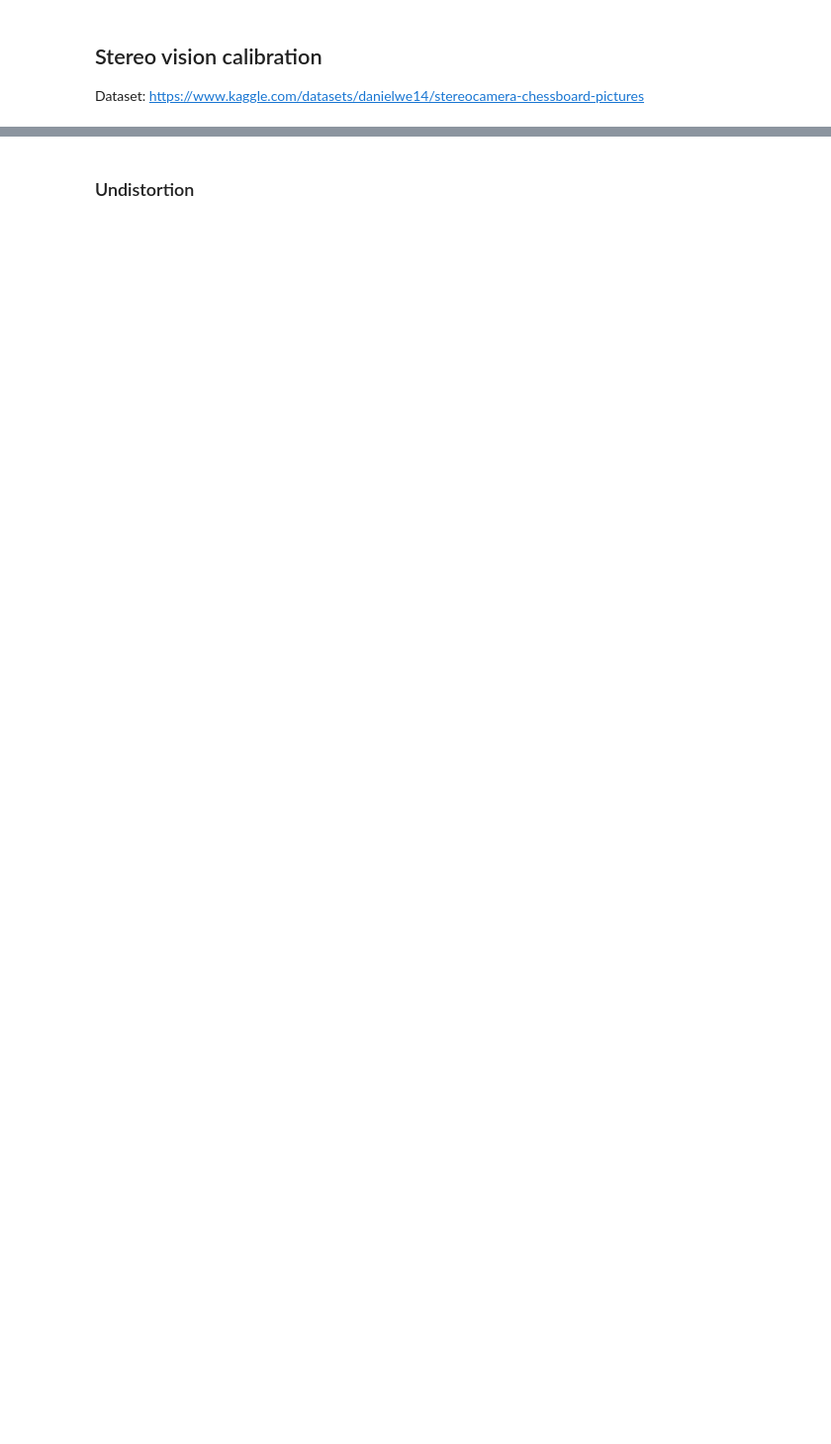
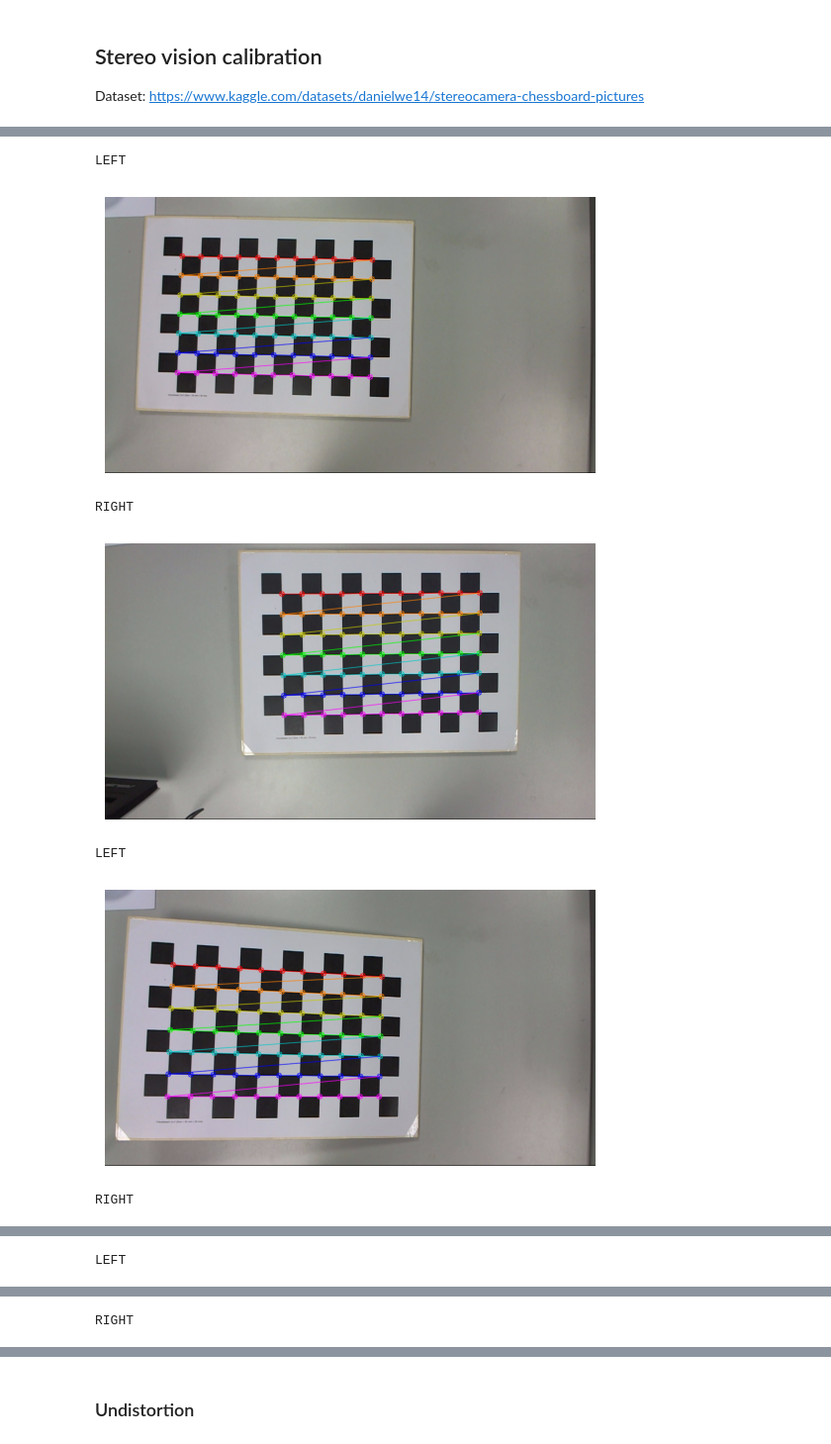
Before and after one commit to damianstone/cv-calibration-triangulation, a Jupyter notebook: src/calibration/stereovision_calibration.ipynb, the cells around one changed output, grey strips where cells are left out. Shown at 99% size. Saved outputs shown, nothing was run; the diff lists cells and outputs as text; code cells hidden in the pictures; blank space fills up the shorter version.

```diff
--- a/src/calibration/stereovision_calibration.ipynb
+++ b/src/calibration/stereovision_calibration.ipynb
@@ -42,6 +43,7 @@ objp = np.zeros(
 )
 
 # it generates a grid of (x, y) coordinates for chessboard corners and stores them as 3D points with z = 0 for calibration
+# z = 0 because the chessboard is flat
 objp[:,:2] = np.mgrid[
   0:chessboard_size[0],
   0:chessboard_size[1]
@@ -57,35 +59,51 @@ imgpoints_l = [] # 2d points in image plane
 imgpoints_r = [] # 2d points in image plane
 
 
 images_left = glob.glob('/Users/damianstone/Documents/Code/tennis-project/post-triangulation/images/stereoLeft/*.png')
 images_right = glob.glob('/Users/damianstone/Documents/Code/tennis-project/post-triangulation/images/stereoRight/*.png')
 
+i = 0
 for img_left, img_right in zip(images_left, images_right):
   img_l = cv.imread(img_left)
   img_r = cv.imread(img_right)
 
   gray_l = cv.cvtColor(img_l, cv.COLOR_BGR2GRAY)
   gray_r = cv.cvtColor(img_r, cv.COLOR_BGR2GRAY)
 
   # find the chessboard corners
   ret_l, corners_l = cv.findChessboardCorners(gray_l, chessboard_size, None)
   ret_r, corners_r = cv.findChessboardCorners(gray_r, chessboard_size, None)
 
   # if corners are found, add object points, image points (after refining them)
   if ret_l and ret_r:
+    # store the same object for each image
     objpoints.append(objp)
 
+    # get all the coordinates of the corners
     corners_l = cv.cornerSubPix(gray_l, corners_l, (11, 11), (-1, -1), criteria)
+    # append the corners to the imgpoints list
     imgpoints_l.append(corners_l)
 
     corners_r = cv.cornerSubPix(gray_r, corners_r, (11, 11), (-1, -1), criteria)
     imgpoints_r.append(corners_r)
 
-    # draw and display the corners
-    # cv.drawChessboardCorners(img_l, chessboard_size, corners_l, ret_l)
-    # print_image(img_l)
-    # cv.drawChessboardCorners(img_r, chessboard_size, corners_r, ret_r)
-    # print_image(img_r)
+    if i < 3:
+      #draw and display the corners
+      cv.drawChessboardCorners(img_l, chessboard_size, corners_l, ret_l)
+      print("LEFT")
+      print_image(img_l)
+      cv.drawChessboardCorners(img_r, chessboard_size, corners_r, ret_r)
+      print("RIGHT")
+      print_image(img_r)
+      i += 1
     cv.waitKey(1000)
 
 cv.destroyAllWindows()
+# %% [output]
+LEFT
+[figure, added]
+RIGHT
+[figure, added]
+LEFT
+[figure, added]
+RIGHT
@@ -91,0 +111 @@ cv.destroyAllWindows()
+LEFT
@@ -91,0 +113 @@ cv.destroyAllWindows()
+RIGHT
```
Also changed, not shown: parts of 9 cells of this notebook.
